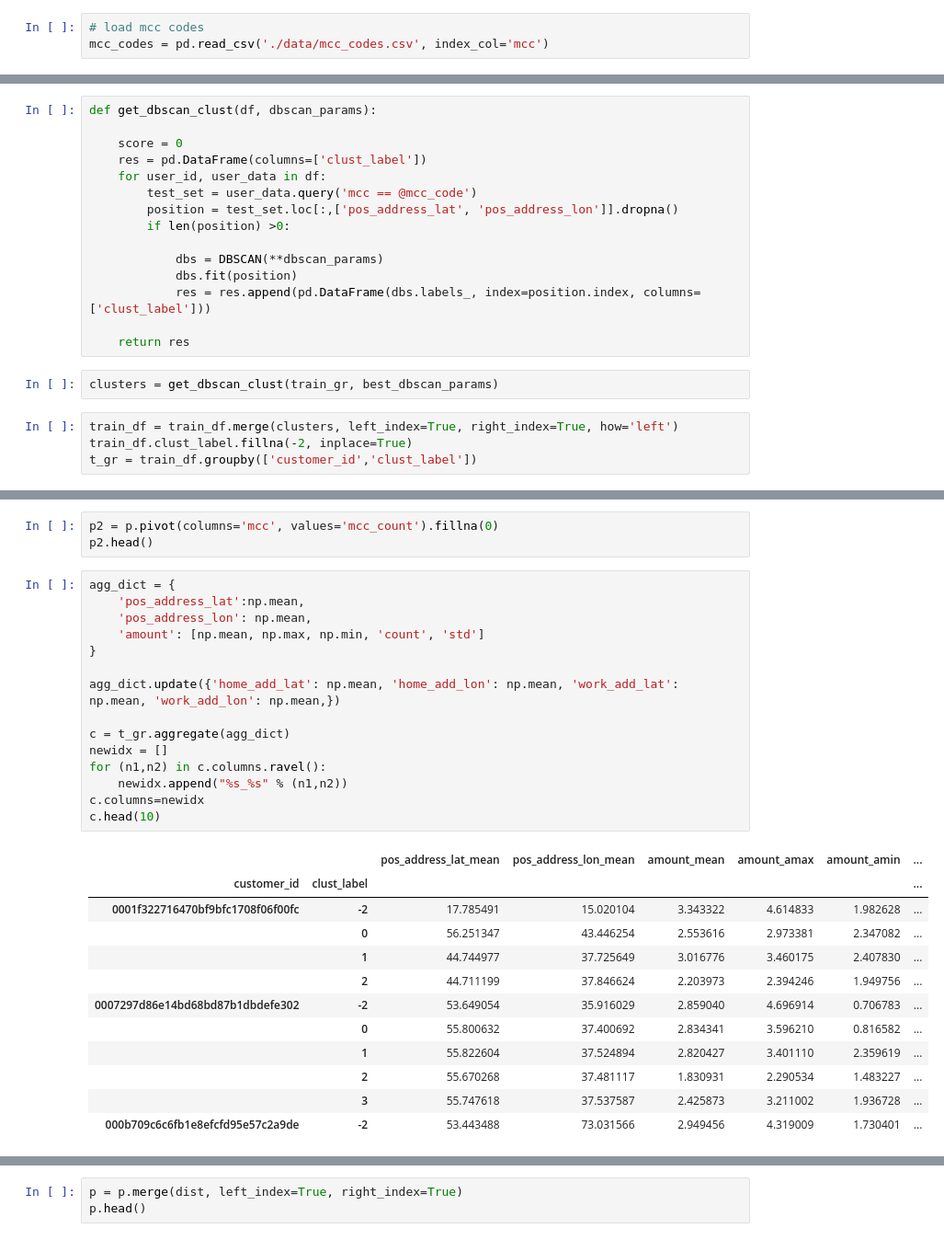
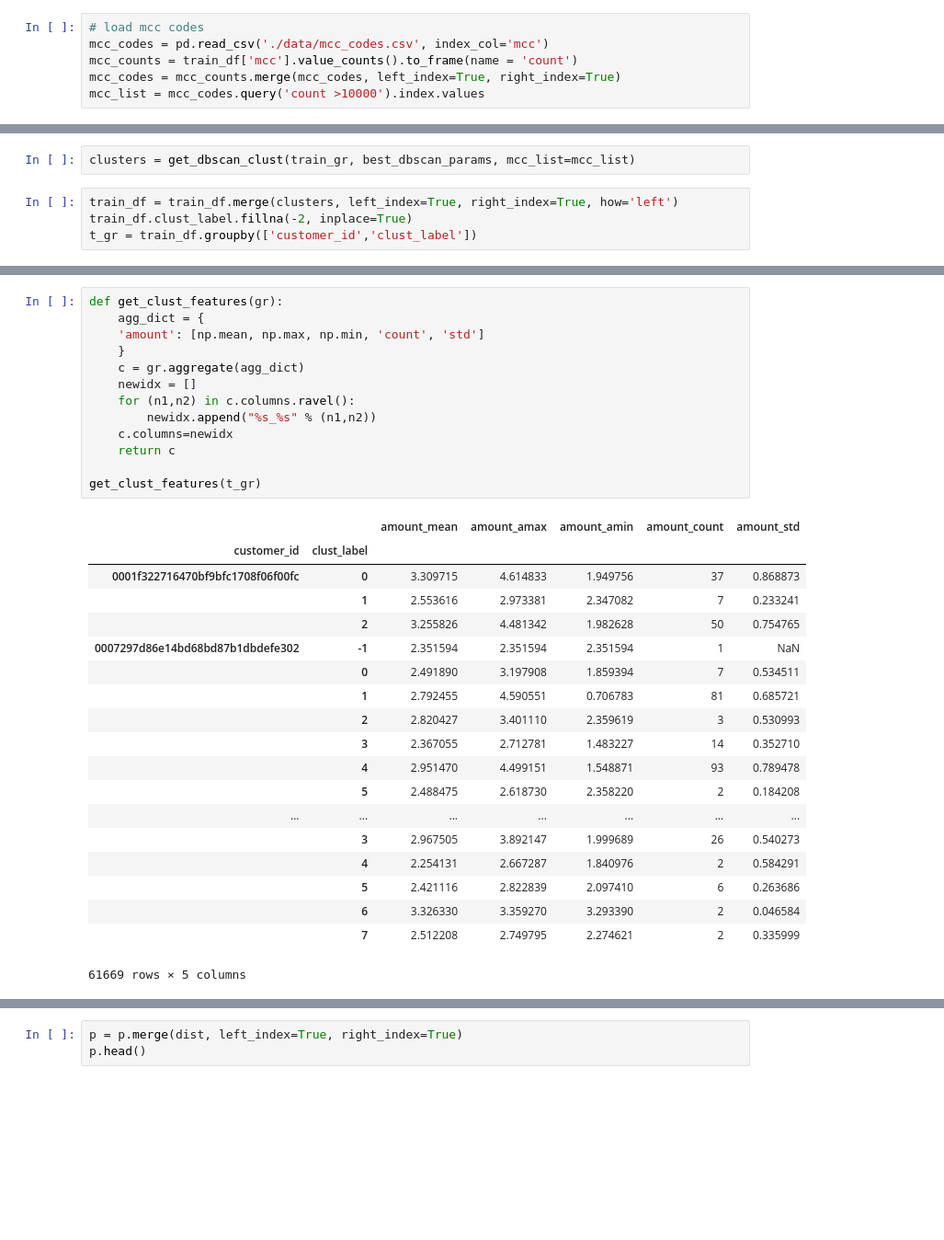
Before and after one commit to PhySci/raiffaizen, a Jupyter notebook: DBSCAN.ipynb, the cells around one changed output, grey strips where cells are left out. Shown at 92% size. Cells and saved outputs as stored; diff of their text form; blank space fills up the shorter version.

Commit message:
Feature engineering
Add MCC and amount features.

```diff
--- a/DBSCAN.ipynb
+++ b/DBSCAN.ipynb
@@ -29,3 +36,6 @@ r2 = r**2
 # %%
 # load mcc codes
 mcc_codes = pd.read_csv('./data/mcc_codes.csv', index_col='mcc')
+mcc_counts = train_df['mcc'].value_counts().to_frame(name = 'count')
+mcc_codes = mcc_counts.merge(mcc_codes, left_index=True, right_index=True)
+mcc_list = mcc_codes.query('count >10000').index.values
@@ -65,22 +62,7 @@ mcc_code = 5411
 # %%
 best_dbscan_params = {'eps': 0.036, 'min_samples': 2}
-# %%
-def get_dbscan_clust(df, dbscan_params):
-
-    score = 0
-    res = pd.DataFrame(columns=['clust_label'])
-    for user_id, user_data in df:
-        test_set = user_data.query('mcc == @mcc_code')
-        position = test_set.loc[:,['pos_address_lat', 'pos_address_lon']].dropna()
-        if len(position) >0:
-
-            dbs = DBSCAN(**dbscan_params)
-            dbs.fit(position)
-            res = res.append(pd.DataFrame(dbs.labels_, index=position.index, columns= ['clust_label']))
-
-    return res
 # %%
-clusters = get_dbscan_clust(train_gr, best_dbscan_params)
+clusters = get_dbscan_clust(train_gr, best_dbscan_params, mcc_list=mcc_list)
 # %%
 train_df = train_df.merge(clusters, left_index=True, right_index=True, how='left')
 train_df.clust_label.fillna(-2, inplace=True)
@@ -200,31 +93,33 @@ p.head()
-# %%
-p2 = p.pivot(columns='mcc', values='mcc_count').fillna(0)
-p2.head()
 # %%
-agg_dict = {
-    'pos_address_lat':np.mean,
-    'pos_address_lon': np.mean,
+def get_clust_features(gr):
+    agg_dict = {
     'amount': [np.mean, np.max, np.min, 'count', 'std']
-}
+    }
+    c = gr.aggregate(agg_dict)
+    newidx = []
+    for (n1,n2) in c.columns.ravel():
+        newidx.append("%s_%s" % (n1,n2))
+    c.columns=newidx
+    return c
 
-agg_dict.update({'home_add_lat': np.mean, 'home_add_lon': np.mean, 'work_add_lat': np.mean, 'work_add_lon': np.mean,})
-
-c = t_gr.aggregate(agg_dict)
-newidx = []
-for (n1,n2) in c.columns.ravel():
-    newidx.append("%s_%s" % (n1,n2))
-c.columns=newidx
-c.head(10)
+get_clust_features(t_gr)
 # %% [output]
-|  |  | pos_address_lat_mean | pos_address_lon_mean | amount_mean | amount_amax | amount_amin | ... |
-| customer_id | clust_label |  |  |  |  |  | ... |
-| 0001f322716470bf9bfc1708f06f00fc | -2 | 17.785491 | 15.020104 | 3.343322 | 4.614833 | 1.982628 | ... |
-|  | 0 | 56.251347 | 43.446254 | 2.553616 | 2.973381 | 2.347082 | ... |
-|  | 1 | 44.744977 | 37.725649 | 3.016776 | 3.460175 | 2.407830 | ... |
-|  | 2 | 44.711199 | 37.846624 | 2.203973 | 2.394246 | 1.949756 | ... |
-| 0007297d86e14bd68bd87b1dbdefe302 | -2 | 53.649054 | 35.916029 | 2.859040 | 4.696914 | 0.706783 | ... |
-|  | 0 | 55.800632 | 37.400692 | 2.834341 | 3.596210 | 0.816582 | ... |
-|  | 1 | 55.822604 | 37.524894 | 2.820427 | 3.401110 | 2.359619 | ... |
-|  | 2 | 55.670268 | 37.481117 | 1.830931 | 2.290534 | 1.483227 | ... |
-|  | 3 | 55.747618 | 37.537587 | 2.425873 | 3.211002 | 1.936728 | ... |
-| 000b709c6c6fb1e8efcfd95e57c2a9de | -2 | 53.443488 | 73.031566 | 2.949456 | 4.319009 | 1.730401 | ... |
+|  |  | amount_mean | amount_amax | amount_amin | amount_count | amount_std |
+| customer_id | clust_label |  |  |  |  |  |
+| 0001f322716470bf9bfc1708f06f00fc | 0 | 3.309715 | 4.614833 | 1.949756 | 37 | 0.868873 |
+|  | 1 | 2.553616 | 2.973381 | 2.347082 | 7 | 0.233241 |
+|  | 2 | 3.255826 | 4.481342 | 1.982628 | 50 | 0.754765 |
+| 0007297d86e14bd68bd87b1dbdefe302 | -1 | 2.351594 | 2.351594 | 2.351594 | 1 | NaN |
+|  | 0 | 2.491890 | 3.197908 | 1.859394 | 7 | 0.534511 |
+|  | 1 | 2.792455 | 4.590551 | 0.706783 | 81 | 0.685721 |
+|  | 2 | 2.820427 | 3.401110 | 2.359619 | 3 | 0.530993 |
+|  | 3 | 2.367055 | 2.712781 | 1.483227 | 14 | 0.352710 |
+|  | 4 | 2.951470 | 4.499151 | 1.548871 | 93 | 0.789478 |
+|  | 5 | 2.488475 | 2.618730 | 2.358220 | 2 | 0.184208 |
+| ... | ... | ... | ... | ... | ... | ... |
+|  | 3 | 2.967505 | 3.892147 | 1.999689 | 26 | 0.540273 |
+|  | 4 | 2.254131 | 2.667287 | 1.840976 | 2 | 0.584291 |
+|  | 5 | 2.421116 | 2.822839 | 2.097410 | 6 | 0.263686 |
+|  | 6 | 3.326330 | 3.359270 | 3.293390 | 2 | 0.046584 |
+|  | 7 | 2.512208 | 2.749795 | 2.274621 | 2 | 0.335999 |
+61669 rows × 5 columns
```
Also changed, not shown: parts of 25 cells of this notebook, 3 other files.
